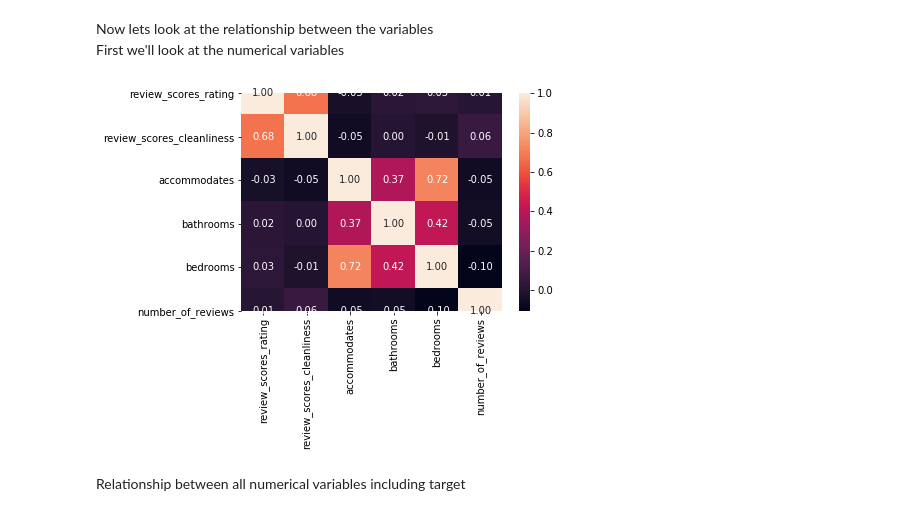
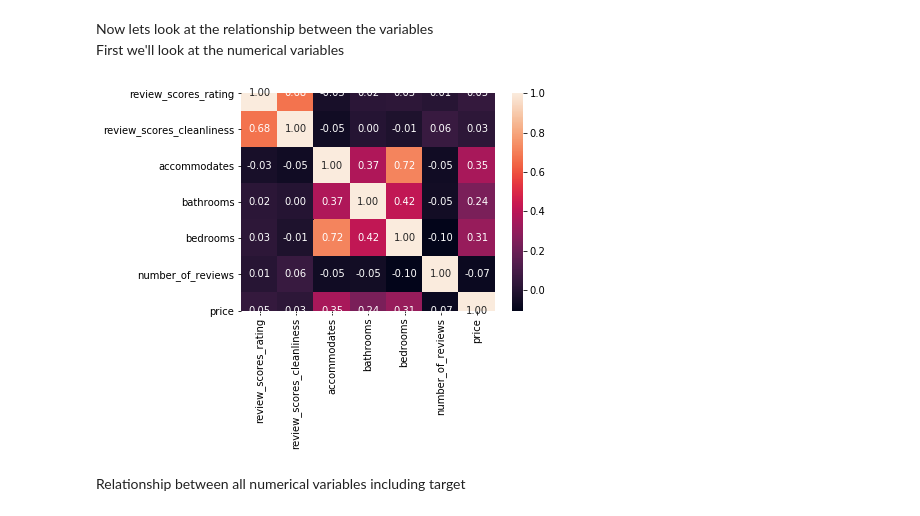
Before and after one commit to dbanach/JupyterNotebooks, a Jupyter notebook: preprocessing/Data_Preprocessing_Assignment_I.ipynb, the cells around one changed output. Drawn from its saved outputs; the diff is of its cells as text; code cells hidden in the pictures.

Commit message:
changes from X_train to train and back again

```diff
--- a/preprocessing/Data_Preprocessing_Assignment_I.ipynb
+++ b/preprocessing/Data_Preprocessing_Assignment_I.ipynb
@@ -90,8 +90,8 @@ numerical = [num for  num in numerical if num in new_features]
 
 df = df[new_features +['price']]
 
-X_train = X_train[new_features]
-X_test = X_test[new_features]
+train = train[new_features +['price']]
+test = test[new_features +['price']]
 # %% [markdown]
 Question 6
 # %% [markdown]
@@ -137,6 +137,6 @@ def change_price(my_string):
 
     return float(my_string[1:].replace(',',''))
 
-y_train = y_train.apply(change_price)
-y_test = y_test.apply(change_price)
+train['price'] = train['price'].apply(change_price)
+test['price'] = test['price'].apply(change_price)
 # %%
@@ -235,9 +228,9 @@ No handles with labels found to put in legend.
 Now lets look at the relationship between the variables
 First we'll look at the numerical variables
 # %%
-ax = sns.heatmap(X_train.corr(), annot=True, fmt=".2f",  square = True)
+ax = sns.heatmap(train.corr(), annot=True, fmt=".2f",  square = True)
 # %% [output]
-[figure, old version]
+[figure, new version]
 # %% [markdown]
 Relationship between all numerical variables including target
 # %%
```
Also changed, not shown: parts of 42 cells of this notebook.
